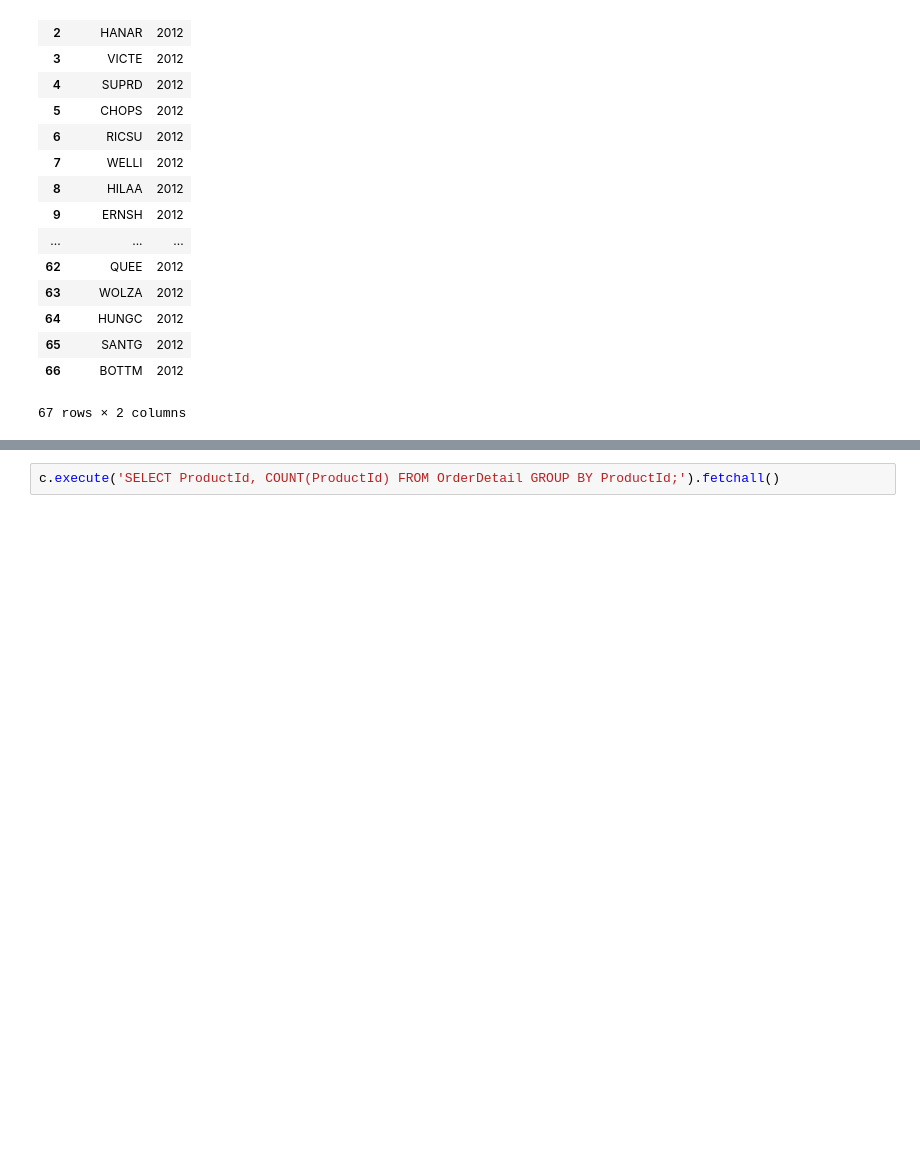
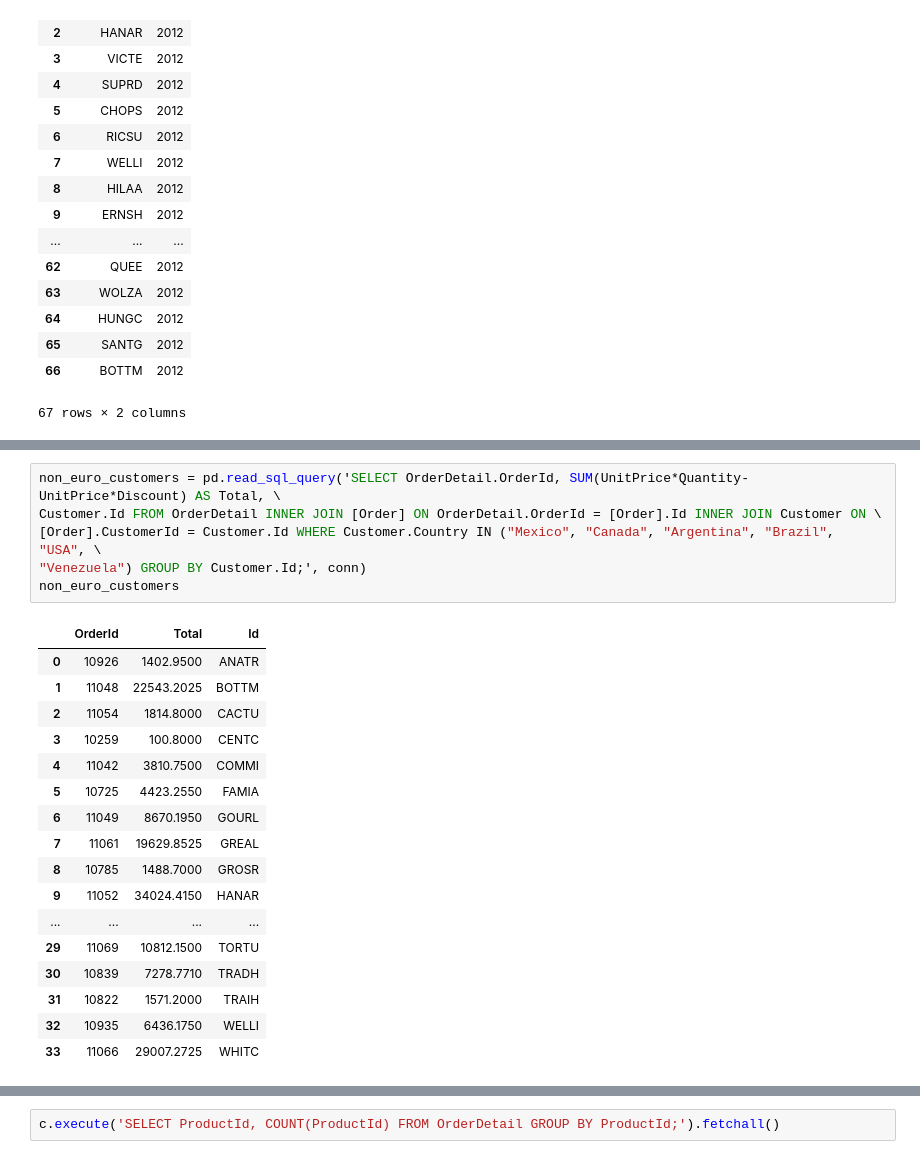
Before and after one commit to MagicMilly/dsc-2-final-project-online-ds-ft-100118, a Jupyter notebook: student.ipynb, the cells around one changed output, grey strips where cells are left out. Drawn from its saved outputs; the diff is of its cells as text; blank space fills up the shorter version.

```diff
--- a/student.ipynb
+++ b/student.ipynb
@@ -1477,0 +1608,24 @@ c.execute('SELECT ProductName, Discontinued FROM Product;').fetchall()
+# %%
+non_euro_customers = pd.read_sql_query('SELECT OrderDetail.OrderId, SUM(UnitPrice*Quantity-UnitPrice*Discount) AS Total, \
+Customer.Id FROM OrderDetail INNER JOIN [Order] ON OrderDetail.OrderId = [Order].Id INNER JOIN Customer ON \
+[Order].CustomerId = Customer.Id WHERE Customer.Country IN ("Mexico", "Canada", "Argentina", "Brazil", "USA", \
+"Venezuela") GROUP BY Customer.Id;', conn)
+non_euro_customers
+# %% [output]
+|  | OrderId | Total | Id |
+| 0 | 10926 | 1402.9500 | ANATR |
+| 1 | 11048 | 22543.2025 | BOTTM |
+| 2 | 11054 | 1814.8000 | CACTU |
+| 3 | 10259 | 100.8000 | CENTC |
+| 4 | 11042 | 3810.7500 | COMMI |
+| 5 | 10725 | 4423.2550 | FAMIA |
+| 6 | 11049 | 8670.1950 | GOURL |
+| 7 | 11061 | 19629.8525 | GREAL |
+| 8 | 10785 | 1488.7000 | GROSR |
+| 9 | 11052 | 34024.4150 | HANAR |
+| ... | ... | ... | ... |
+| 29 | 11069 | 10812.1500 | TORTU |
+| 30 | 10839 | 7278.7710 | TRADH |
+| 31 | 10822 | 1571.2000 | TRAIH |
+| 32 | 10935 | 6436.1750 | WELLI |
+| 33 | 11066 | 29007.2725 | WHITC |
```
Also changed, not shown: parts of 36 cells of this notebook.
